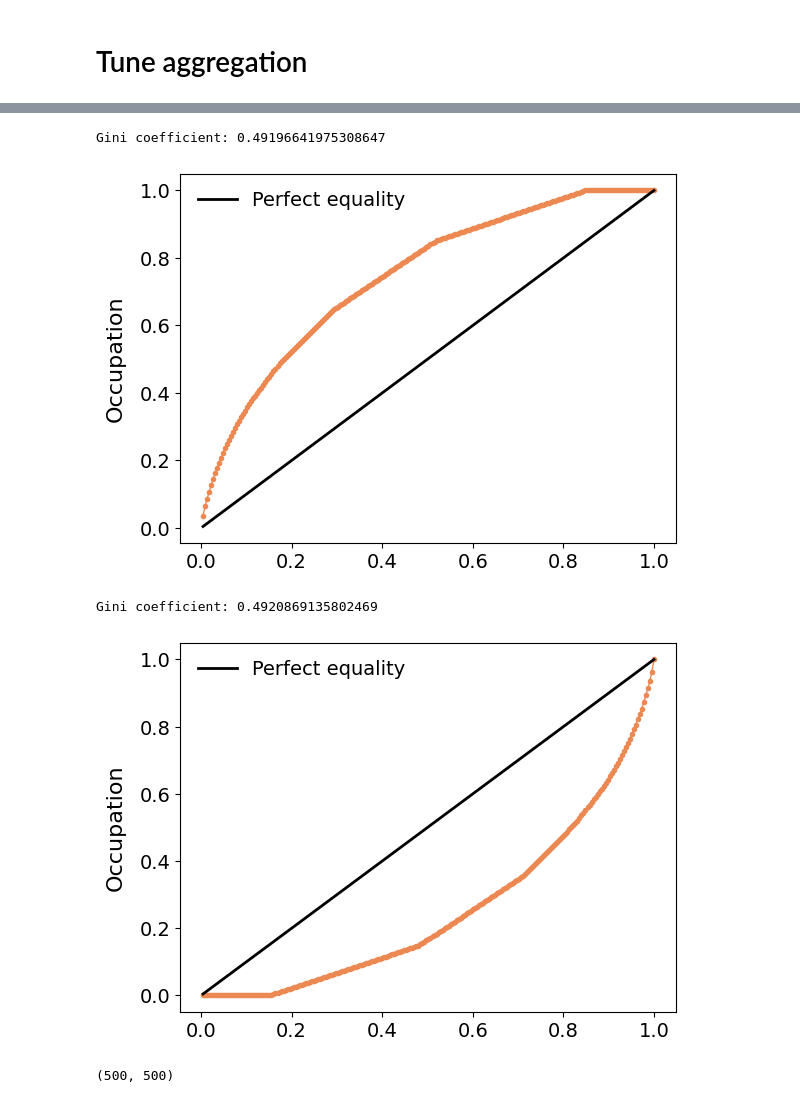
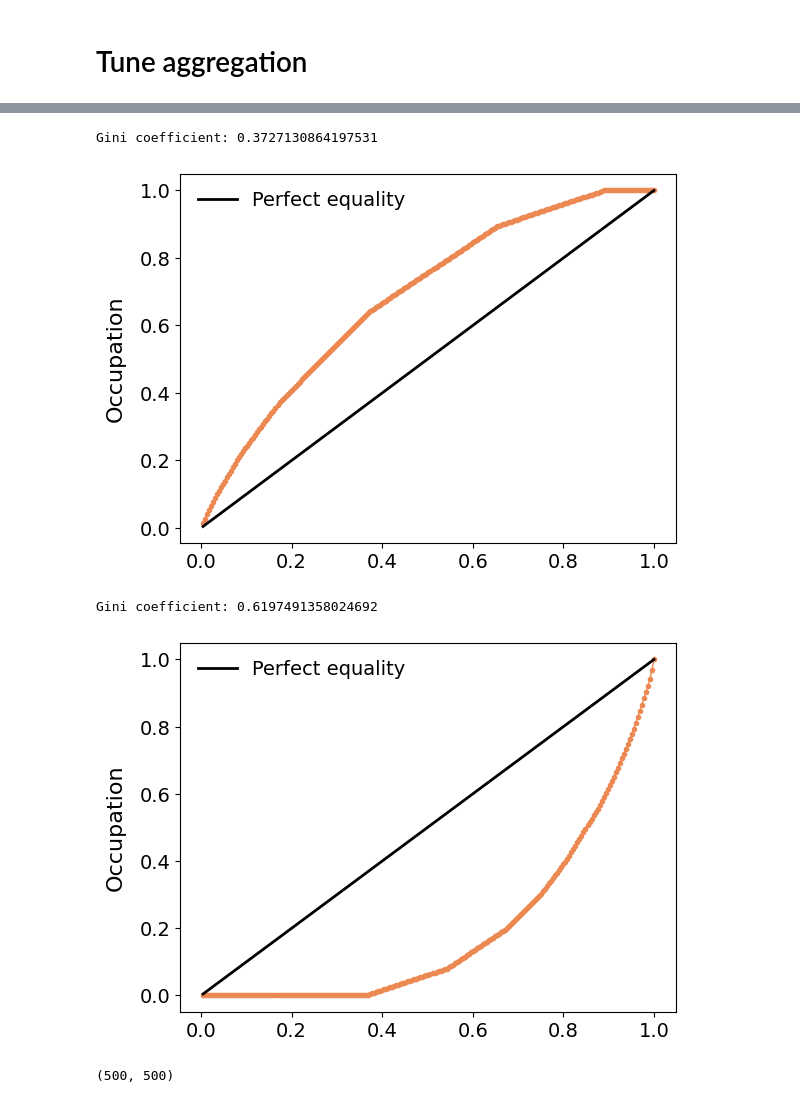
Before and after one commit to underDD/TFM, a Jupyter notebook: plots.ipynb, the cells around one changed output, grey strips where cells are left out. Cells and saved outputs as stored; diff of their text form; code cells hidden in the pictures.

```diff
--- a/plots.ipynb
+++ b/plots.ipynb
@@ -541,7 +663,7 @@ import matplotlib.pyplot as plt
 from pypalettes import load_cmap
 sunset2 = load_cmap('Sunset2', cmap_type='continuous')
 
-filename = 'agrupation/neurons_params_agg1_ng4_nic50_m0.50_s0.10.txt'
+filename = 'configurations/neurons_params_random_l0.50.txt'
 
 def load_neuron_params(filename):
     data = np.loadtxt(filename, skiprows=1)
@@ -601,7 +723,8 @@ import matplotlib.pyplot as plt
 from pypalettes import load_cmap
 sunset2 = load_cmap('Sunset2', cmap_type='continuous')
 
-filename = 'agrupation/neurons_params_agg1_ng4_nic50_m0.50_s0.10.txt'
+filename = 'configurations/neurons_params_random_l0.50.txt'
+
 
 def load_neuron_params(filename):
     data = np.loadtxt(filename, skiprows=1)
@@ -614,36 +737,36 @@ H, _, _ = np.histogram2d(X,Y, bins = n_grid, range=[[xmin,xmax],[ymin,ymax]]) #
 bin_sum = H.sum()
 # print("Total neurons:", bin_sum)
 
 sum_gini = 0.0
 G = np.zeros(len(H.flatten()), dtype=np.float64)
 
 H_flat = H.flatten()
 H_flat.sort()
 H_flat = H_flat[::-1]  # invierte el array para ordenar de mayor a menor
 for i, h in enumerate(H_flat):
     sum_gini += h
     G[i] = sum_gini/bin_sum
 
 ngrid = 15
 bins = np.arange(1, ngrid*ngrid+1)
 bins = bins/(ngrid*ngrid)
 
 area_between = np.trapezoid(G-bins, bins)
 Gini = 2*area_between
 print("Gini coefficient:", Gini)
 
 # print("Bins:", bins)
 plt.plot(bins, G, color=sunset2(0.8), marker='o', markersize=3, linestyle='-', lw=1)
-plt.plot(bins,bins, color='black', linestyle='-', lw=2, label = "Perfect equality")
+plt.plot(bins,bins, color='black', linestyle='-', lw=2, label="Perfect equality")
 plt.legend(fontsize=14, loc='best', frameon=False)
 plt.xlabel('', fontsize=16, labelpad=10)
 plt.ylabel('Occupation', fontsize=16, labelpad=10)
 plt.xticks(fontsize=14)
 plt.yticks(fontsize=14)
 plt.show()
 # %% [output]
-Gini coefficient: 0.49196641975308647
+Gini coefficient: 0.3727130864197531
-[figure, old version]
+[figure, new version]
 # %%
 import numpy as np
 import pandas as pd
@@ -651,7 +774,7 @@ import matplotlib.pyplot as plt
 from pypalettes import load_cmap
 sunset2 = load_cmap('Sunset2', cmap_type='continuous')
 
-filename = 'agrupation/neurons_params_agg1_ng4_nic50_m0.50_s0.10.txt'
+filename = 'configurations/neurons_params_agg_nc25_s0.10.txt'
 
 def load_neuron_params(filename):
     data = np.loadtxt(filename, skiprows=1)
@@ -691,8 +814,8 @@ plt.xticks(fontsize=14)
 plt.yticks(fontsize=14)
 plt.show()
 # %% [output]
-Gini coefficient: 0.4920869135802469
+Gini coefficient: 0.6197491358024692
-[figure, old version]
+[figure, new version]
 # %%
 def load_A_for_alpha(alpha, folder="run0_txt"):
     fname = f"adjacency_test_a{alpha:0.3f}.txt"
```
Also changed, not shown: parts of 2 cells of this notebook, 14 other files.
